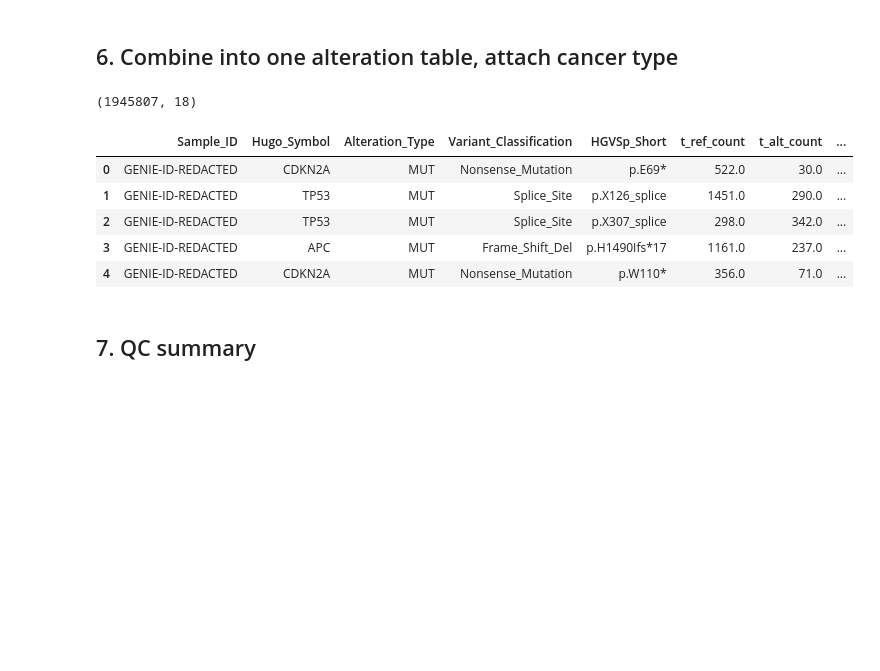
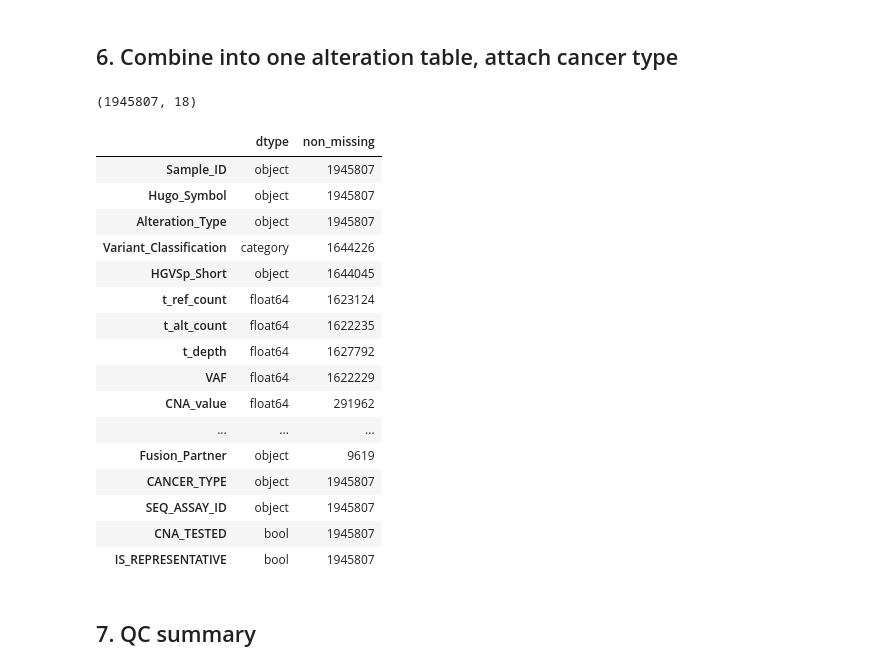
Before and after one commit to Wlimni/Learning-Cancer-Mutation-Landscapes-from-Large-Scale-Mutation-Testing-Data-fyp, a Jupyter notebook: notebooks/01_phase1_preprocessing.ipynb, the cells around one changed output. Cells and saved outputs as stored; diff of their text form; code cells hidden in the pictures; blank space fills up the shorter version.

```diff
--- a/notebooks/01_phase1_preprocessing.ipynb
+++ b/notebooks/01_phase1_preprocessing.ipynb
@@ -134,6 +134,12 @@ import pandas as pd
 
 pd.set_option("display.max_columns", 50)
 qc_summary = {}
+
+
+def schema(df: pd.DataFrame) -> pd.DataFrame:
+    """Column names, types and non-missing counts -- shows a table's structure without printing
+    individual patients' rows (GENIE data must not be redistributed, and notebook outputs are public)."""
+    return pd.DataFrame({"dtype": df.dtypes.astype(str), "non_missing": df.notna().sum()})
 
 DATA_DIR = Path.cwd().parent / "data"
 RAW_DIR = DATA_DIR / "raw"
@@ -1369,39 +1398,50 @@ Name: count, dtype: int64
 # %%
 # Keep the mutation/CNA detail columns instead of collapsing to presence/absence:
 # Variant_Classification + HGVSp_Short for mutations, CNA_value + CNA_Direction for
 # CNVs (amplification vs. deep deletion matter biologically, e.g. MYC amp vs CDKN2A del).
 # VAF/t_ref_count/t_alt_count/t_depth carried through too -- not used yet, but needed
 # later for a mutation-vs-copy-number consistency check on the two-hit TSG feature.
 # pd.concat aligns by column name and fills the non-applicable side with NaN.
 mut_long = mutations[[
     "Sample_ID", "Hugo_Symbol", "Alteration_Type", "Variant_Classification", "HGVSp_Short",
     "t_ref_count", "t_alt_count", "t_depth", "VAF",
 ]].copy()
 cna_long = cna_altered[["Sample_ID", "Hugo_Symbol", "Alteration_Type", "CNA_value",
                         "CNA_Direction", "Gene_Role", "CNV_Driver_Status"]].copy()
 
 alterations = pd.concat([mut_long, cna_long, fusions], ignore_index=True)
 alterations = alterations.merge(
     clinical[["SAMPLE_ID", "CANCER_TYPE", "SEQ_ASSAY_ID", "CNA_TESTED", "IS_REPRESENTATIVE"]],
     left_on="Sample_ID", right_on="SAMPLE_ID", how="left",
 ).drop(columns="SAMPLE_ID")
 
 qc_summary["n_alteration_rows_total"] = int(len(alterations))
 qc_summary["n_samples_with_alteration"] = int(alterations["Sample_ID"].nunique())
 qc_summary["n_samples_missing_cancer_type_join"] = int(alterations["CANCER_TYPE"].isna().sum())
 qc_summary["n_samples_cna_tested"] = int(clinical["CNA_TESTED"].sum())
 qc_summary["frac_samples_cna_tested"] = float(clinical["CNA_TESTED"].mean())
 qc_summary["n_panels_claim_cna_but_no_data"] = int(_claims_only)
 print(alterations.shape)
-alterations.head()
+schema(alterations)
 # %% [output]
 (1945807, 18)
-|  | Sample_ID | Hugo_Symbol | Alteration_Type | Variant_Classification | HGVSp_Short | t_ref_count | t_alt_count | ... |
-| 0 | GENIE-ID-REDACTED | CDKN2A | MUT | Nonsense_Mutation | p.E69* | 522.0 | 30.0 | ... |
-| 1 | GENIE-ID-REDACTED | TP53 | MUT | Splice_Site | p.X126_splice | 1451.0 | 290.0 | ... |
-| 2 | GENIE-ID-REDACTED | TP53 | MUT | Splice_Site | p.X307_splice | 298.0 | 342.0 | ... |
-| 3 | GENIE-ID-REDACTED | APC | MUT | Frame_Shift_Del | p.H1490Ifs*17 | 1161.0 | 237.0 | ... |
-| 4 | GENIE-ID-REDACTED | CDKN2A | MUT | Nonsense_Mutation | p.W110* | 356.0 | 71.0 | ... |
+|  | dtype | non_missing |
+| Sample_ID | object | 1945807 |
+| Hugo_Symbol | object | 1945807 |
+| Alteration_Type | object | 1945807 |
+| Variant_Classification | category | 1644226 |
+| HGVSp_Short | object | 1644045 |
+| t_ref_count | float64 | 1623124 |
+| t_alt_count | float64 | 1622235 |
+| t_depth | float64 | 1627792 |
+| VAF | float64 | 1622229 |
+| CNA_value | float64 | 291962 |
+| ... | ... | ... |
+| Fusion_Partner | object | 9619 |
+| CANCER_TYPE | object | 1945807 |
+| SEQ_ASSAY_ID | object | 1945807 |
+| CNA_TESTED | bool | 1945807 |
+| IS_REPRESENTATIVE | bool | 1945807 |
 # %%
 alterations.to_parquet(PROCESSED_DIR / "alterations_long.parquet", index=False)
 # %% [markdown]
```
Also changed, not shown: parts of 4 cells of this notebook.
